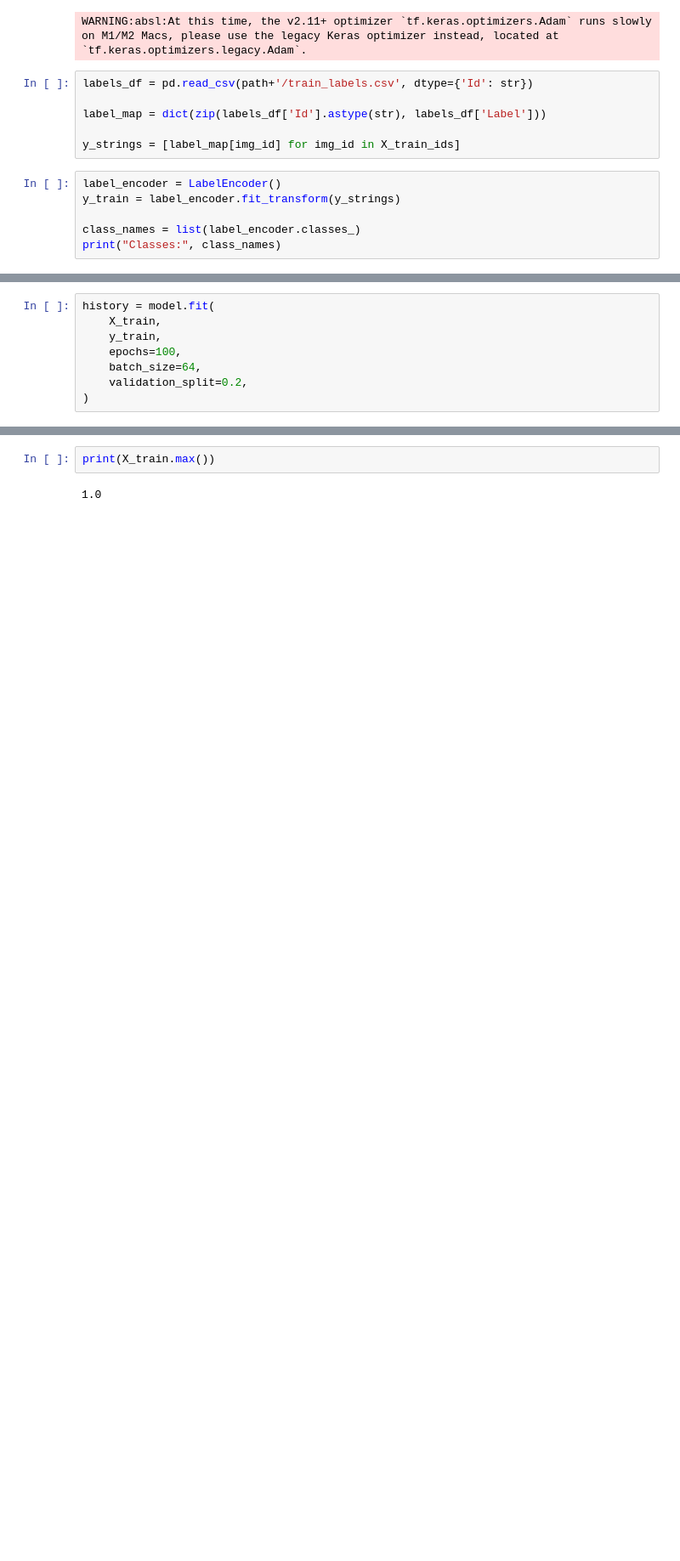
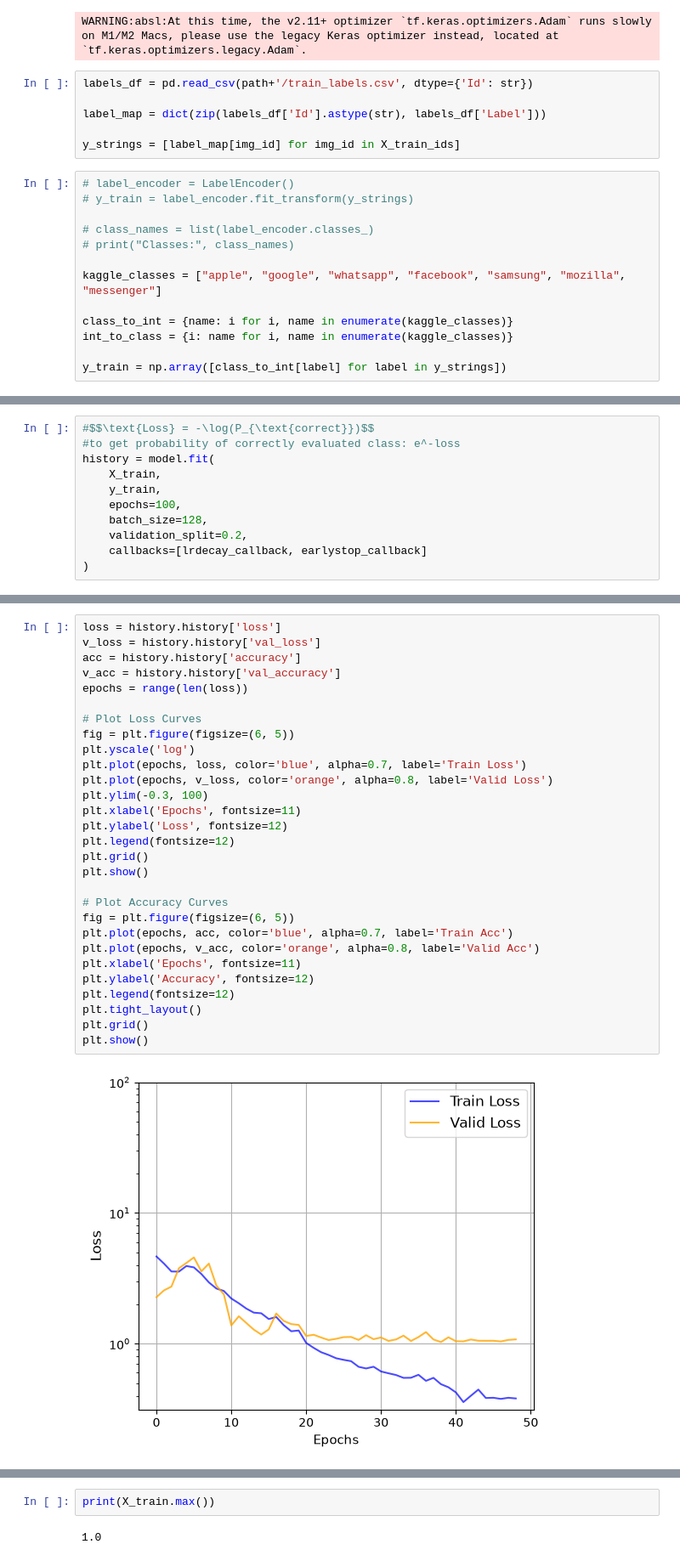
Before and after one commit to georgerieh/computer-vision-class, a Jupyter notebook: submission.ipynb, the cells around one changed output, grey strips where cells are left out. Shown at 85% size. Saved outputs shown, nothing was run; the diff lists cells and outputs as text; blank space fills up the shorter version.

```diff
--- a/submission.ipynb
+++ b/submission.ipynb
@@ -240,8 +280,15 @@ label_map = dict(zip(labels_df['Id'].astype(str), labels_df['Label']))
 
 y_strings = [label_map[img_id] for img_id in X_train_ids]
 # %%
-label_encoder = LabelEncoder()
-y_train = label_encoder.fit_transform(y_strings)
+# label_encoder = LabelEncoder()
+# y_train = label_encoder.fit_transform(y_strings)
 
-class_names = list(label_encoder.classes_)
-print("Classes:", class_names)
+# class_names = list(label_encoder.classes_)
+# print("Classes:", class_names)
+
+kaggle_classes = ["apple", "google", "whatsapp", "facebook", "samsung", "mozilla", "messenger"]
+
+class_to_int = {name: i for i, name in enumerate(kaggle_classes)}
+int_to_class = {i: name for i, name in enumerate(kaggle_classes)}
+
+y_train = np.array([class_to_int[label] for label in y_strings])
@@ -254,9 +309,12 @@ array([5, 0, 1, ..., 0, 2, 5])
 # %%
+#$$\text{Loss} = -\log(P_{\text{correct}})$$
+#to get probability of correctly evaluated class: e^-loss
 history = model.fit(
     X_train,
     y_train,
     epochs=100,
-    batch_size=64,
+    batch_size=128,
     validation_split=0.2,
+    callbacks=[lrdecay_callback, earlystop_callback]
 )
 # %% [output]
@@ -264,0 +354,31 @@ Epoch 1/100
+# %%
+loss = history.history['loss']
+v_loss = history.history['val_loss']
+acc = history.history['accuracy']
+v_acc = history.history['val_accuracy']
+epochs = range(len(loss))
+
+# Plot Loss Curves
+fig = plt.figure(figsize=(6, 5))
+plt.yscale('log')
+plt.plot(epochs, loss, color='blue', alpha=0.7, label='Train Loss')
+plt.plot(epochs, v_loss, color='orange', alpha=0.8, label='Valid Loss')
+plt.ylim(-0.3, 100)
+plt.xlabel('Epochs', fontsize=11)
+plt.ylabel('Loss', fontsize=12)
+plt.legend(fontsize=12)
+plt.grid()
+plt.show()
+
+# Plot Accuracy Curves
+fig = plt.figure(figsize=(6, 5))
+plt.plot(epochs, acc, color='blue', alpha=0.7, label='Train Acc')
+plt.plot(epochs, v_acc, color='orange', alpha=0.8, label='Valid Acc')
+plt.xlabel('Epochs', fontsize=11)
+plt.ylabel('Accuracy', fontsize=12)
+plt.legend(fontsize=12)
+plt.tight_layout()
+plt.grid()
+plt.show()
+# %% [output]
+[figure, added]
```
Also changed, not shown: parts of 22 cells of this notebook, 5 other files.
